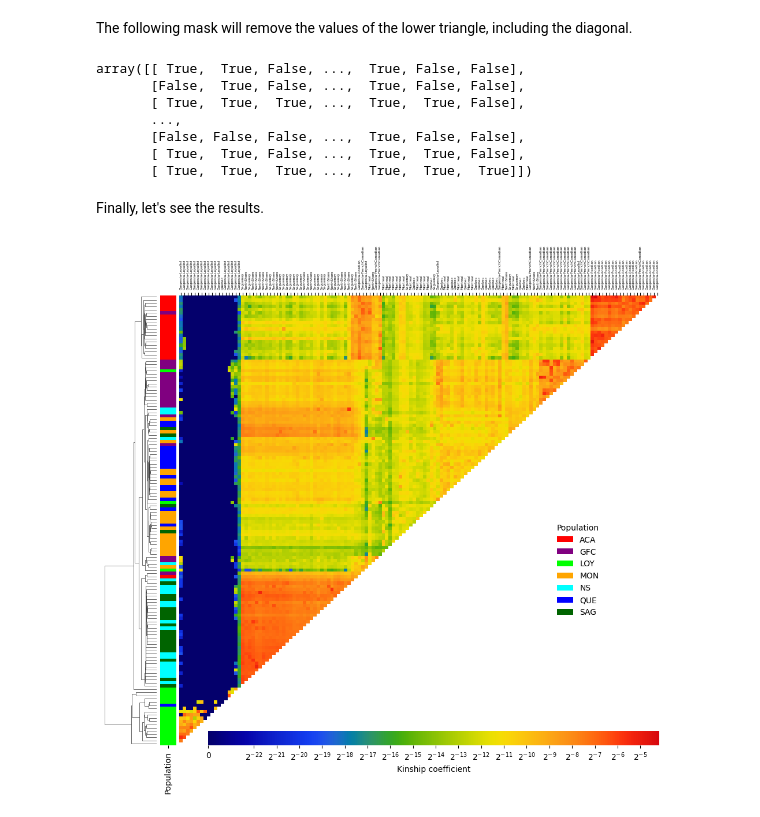
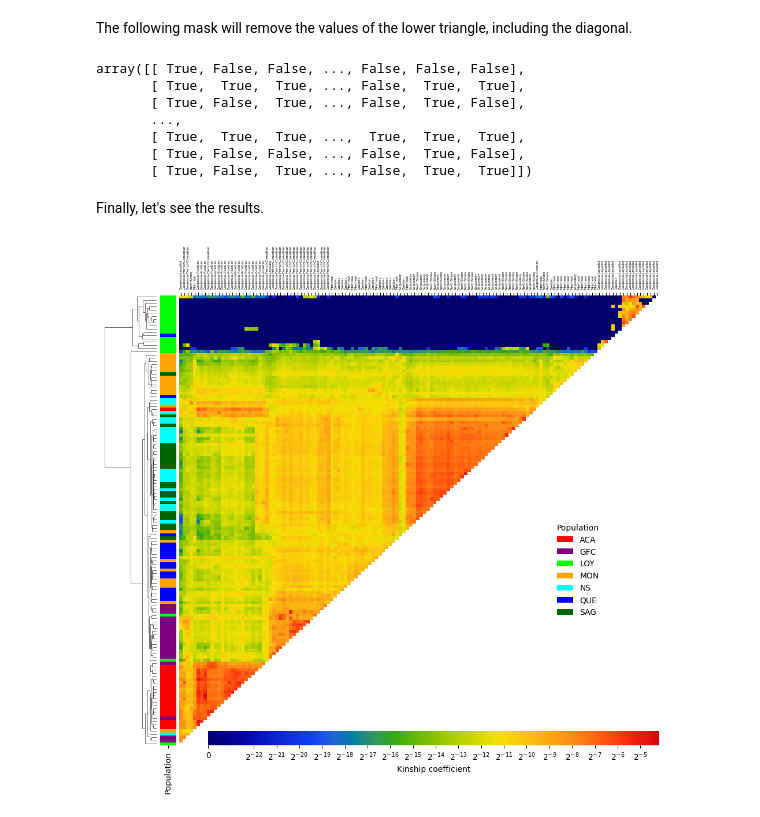
Before and after one commit to Genopop/geneakit, a Jupyter notebook: examples/correlation_clustermap.ipynb, the cells around one changed output. Drawn from its saved outputs; the diff is of its cells as text; code cells hidden in the pictures.

Commit message:
Use -np.log2(corr) as distance

```diff
--- a/examples/correlation_clustermap.ipynb
+++ b/examples/correlation_clustermap.ipynb
@@ -89,8 +85,9 @@ corr = phi.copy()
 for i in range(corr.shape[0]):
     for j in range(corr.shape[1]):
         if i != j:
-            corr.iloc[i, j] = corr.iloc[i, j] / (np.sqrt(phi.iloc[i, i]) * np.sqrt(phi.iloc[j, j]))
+            corr.iloc[i, j] = corr.iloc[i, j] / \
+             (np.sqrt(phi.iloc[i, i]) * np.sqrt(phi.iloc[j, j]))
 for i in range(corr.shape[0]):
     corr.iloc[i, i] = 1
-corr
+corr.iloc[:5, :5]
 # %% [output]
@@ -206,9 +185,14 @@ similarity.iloc[:5, :5]
 # %% [markdown]
 The following mask will remove the values of the lower triangle, including the diagonal.
+# %%
+distance = -np.log2(corr)
+max_distance = distance[distance != np.inf].max().max()
+distance[distance == np.inf] = max_distance + 1
 # %%
 n = phi.shape[0]
 mask = np.zeros((n, n), dtype=bool)
-Z = hierarchy.linkage(1 - similarity, metric='euclidean', method='average', optimal_ordering=True)
+Z = hierarchy.linkage(distance, metric='euclidean', method='average',
+                      optimal_ordering=True)
 ordering = hierarchy.leaves_list(Z)
 for i in range(n):
     for j in range(n):
@@ -216,13 +200,13 @@ for i in range(n):
             mask[ordering[i], ordering[j]] = True
 mask
 # %% [output]
-array([[ True,  True, False, ...,  True, False, False],
-       [False,  True, False, ...,  True, False, False],
-       [ True,  True,  True, ...,  True,  True, False],
+array([[ True, False, False, ..., False, False, False],
+       [ True,  True,  True, ..., False,  True,  True],
+       [ True, False,  True, ..., False,  True, False],
        ...,
-       [False, False, False, ...,  True, False, False],
-       [ True,  True, False, ...,  True,  True, False],
-       [ True,  True,  True, ...,  True,  True,  True]])
+       [ True,  True,  True, ...,  True,  True,  True],
+       [ True, False, False, ..., False,  True, False],
+       [ True, False,  True, ..., False,  True,  True]])
 # %% [markdown]
 Finally, let's see the results.
 # %%
@@ -242,32 +226,33 @@ cm = sns.clustermap(phi,
 
 # Invert the x-axis
 cm.ax_heatmap.invert_xaxis()
 
 # Colorbar
 cm.ax_cbar.yaxis.set_ticks_position('left')
 cm.ax_cbar.yaxis.set_label_position('left')
 x0, y0, w0, h0 = cm.cbar_pos
 x1, y1, w1, h1 = cm.ax_heatmap.get_position().bounds
 cm.ax_cbar.set_position([x1 + w0, y1, w1 - w0, w0 / 2])
 
 # Add a label to the row colors
 cm.ax_row_colors.set_xticks([0.5])
 cm.ax_row_colors.set_xticklabels(['Population'], rotation=90)
 
 # Move the xticklabels to the top
 cm.ax_heatmap.xaxis.set_ticks_position('top')
 cm.ax_heatmap.xaxis.set_label_position('top')
 cm.ax_heatmap.xaxis.set_tick_params(rotation=90, labelsize=720*w1/phi.shape[0])
 
 # Create a list of legend elements
-legend_elements = [Patch(facecolor=color, label=pop) for pop, color in pop_to_color.items()]
+legend_elements = [Patch(facecolor=color, label=pop)
+                   for pop, color in pop_to_color.items()]
 
 # Add the legend to the plot
 cm.ax_heatmap.legend(handles=legend_elements,
                      title='Population',
                      bbox_to_anchor=(w1, h1 / 2),
                      loc='center',
                      frameon=False)
 plt.show()
 # %% [output]
-[figure, old version]
+[figure, new version]
```
Also changed, not shown: parts of 3 cells of this notebook.
